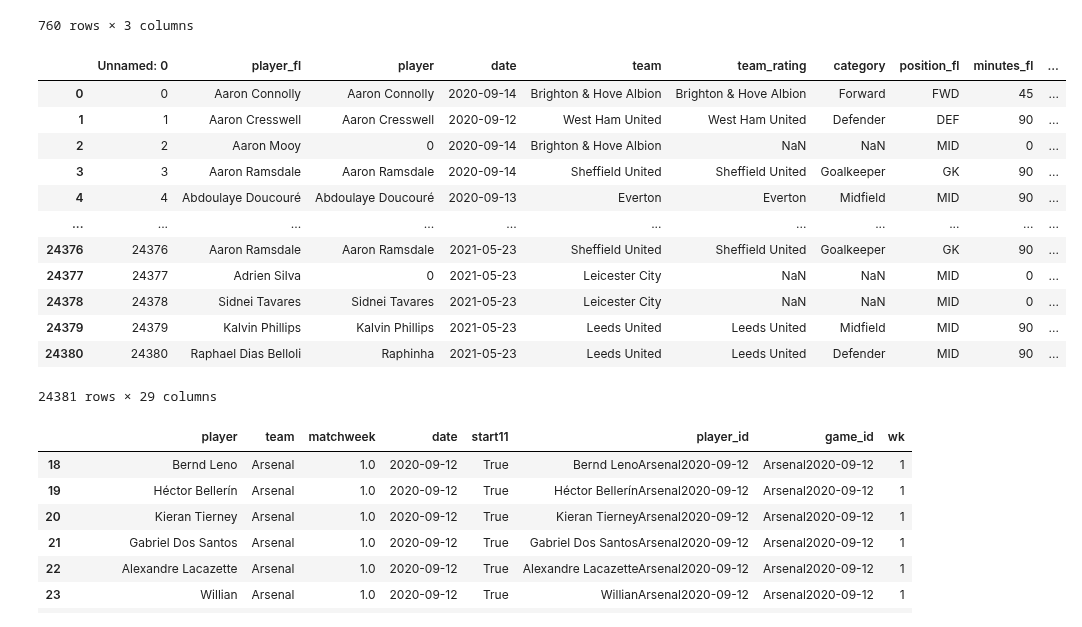
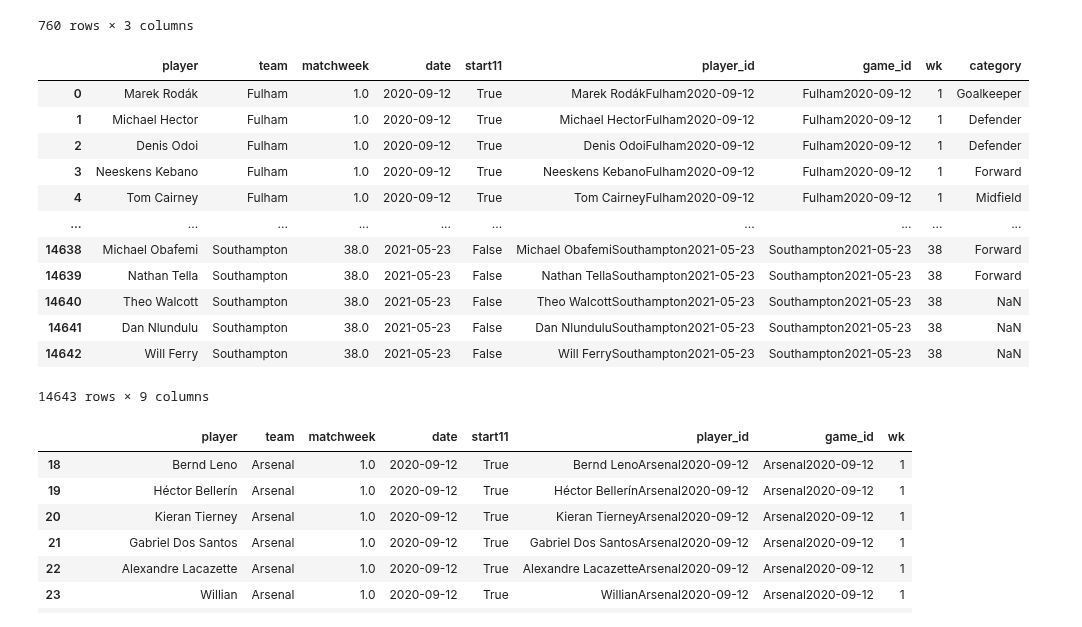
Before and after one commit to Giuliano99/Masterarbeit, a Jupyter notebook: Player Stats.ipynb, the cells around one changed output. Saved outputs shown, nothing was run; the diff lists cells and outputs as text; code cells hidden in the pictures.

Commit message:
started preparing player stats

```diff
--- a/Player Stats.ipynb
+++ b/Player Stats.ipynb
@@ -74,21 +74,22 @@ game_weeks
 # %%
 PL20_21_lineups_tmp =  pd.merge(PL20_21_lineups, game_weeks[['game_id', 'wk']], on= 'game_id', how='left')
 PL20_21_player_stats_tmp =  pd.merge(PL20_21_player_stats, game_weeks[['game_id', 'wk']], on= 'game_id', how='left')
-PL20_21_player_stats_tmp
+PL20_21_lineups_tmp = pd.merge(PL20_21_lineups_tmp, PL20_21_player_stats_tmp[['player_id', 'category']], on= 'player_id')
+PL20_21_lineups_tmp
 # %% [output]
-|  | Unnamed: 0 | player_fl | player | date | team | team_rating | category | position_fl | minutes_fl | ... |
-| 0 | 0 | Aaron Connolly | Aaron Connolly | 2020-09-14 | Brighton & Hove Albion | Brighton & Hove Albion | Forward | FWD | 45 | ... |
-| 1 | 1 | Aaron Cresswell | Aaron Cresswell | 2020-09-12 | West Ham United | West Ham United | Defender | DEF | 90 | ... |
-| 2 | 2 | Aaron Mooy | 0 | 2020-09-14 | Brighton & Hove Albion | NaN | NaN | MID | 0 | ... |
-| 3 | 3 | Aaron Ramsdale | Aaron Ramsdale | 2020-09-14 | Sheffield United | Sheffield United | Goalkeeper | GK | 90 | ... |
-| 4 | 4 | Abdoulaye Doucouré | Abdoulaye Doucouré | 2020-09-13 | Everton | Everton | Midfield | MID | 90 | ... |
-| ... | ... | ... | ... | ... | ... | ... | ... | ... | ... | ... |
-| 24376 | 24376 | Aaron Ramsdale | Aaron Ramsdale | 2021-05-23 | Sheffield United | Sheffield United | Goalkeeper | GK | 90 | ... |
-| 24377 | 24377 | Adrien Silva | 0 | 2021-05-23 | Leicester City | NaN | NaN | MID | 0 | ... |
-| 24378 | 24378 | Sidnei Tavares | Sidnei Tavares | 2021-05-23 | Leicester City | NaN | NaN | MID | 0 | ... |
-| 24379 | 24379 | Kalvin Phillips | Kalvin Phillips | 2021-05-23 | Leeds United | Leeds United | Midfield | MID | 90 | ... |
-| 24380 | 24380 | Raphael Dias Belloli | Raphinha | 2021-05-23 | Leeds United | Leeds United | Defender | MID | 90 | ... |
+|  | player | team | matchweek | date | start11 | player_id | game_id | wk | category |
+| 0 | Marek Rodák | Fulham | 1.0 | 2020-09-12 | True | Marek RodákFulham2020-09-12 | Fulham2020-09-12 | 1 | Goalkeeper |
+| 1 | Michael Hector | Fulham | 1.0 | 2020-09-12 | True | Michael HectorFulham2020-09-12 | Fulham2020-09-12 | 1 | Defender |
+| 2 | Denis Odoi | Fulham | 1.0 | 2020-09-12 | True | Denis OdoiFulham2020-09-12 | Fulham2020-09-12 | 1 | Defender |
+| 3 | Neeskens Kebano | Fulham | 1.0 | 2020-09-12 | True | Neeskens KebanoFulham2020-09-12 | Fulham2020-09-12 | 1 | Forward |
+| 4 | Tom Cairney | Fulham | 1.0 | 2020-09-12 | True | Tom CairneyFulham2020-09-12 | Fulham2020-09-12 | 1 | Midfield |
+| ... | ... | ... | ... | ... | ... | ... | ... | ... | ... |
+| 14638 | Michael Obafemi | Southampton | 38.0 | 2021-05-23 | False | Michael ObafemiSouthampton2021-05-23 | Southampton2021-05-23 | 38 | Forward |
+| 14639 | Nathan Tella | Southampton | 38.0 | 2021-05-23 | False | Nathan TellaSouthampton2021-05-23 | Southampton2021-05-23 | 38 | Forward |
+| 14640 | Theo Walcott | Southampton | 38.0 | 2021-05-23 | False | Theo WalcottSouthampton2021-05-23 | Southampton2021-05-23 | 38 | NaN |
+| 14641 | Dan Nlundulu | Southampton | 38.0 | 2021-05-23 | False | Dan NlunduluSouthampton2021-05-23 | Southampton2021-05-23 | 38 | NaN |
+| 14642 | Will Ferry | Southampton | 38.0 | 2021-05-23 | False | Will FerrySouthampton2021-05-23 | Southampton2021-05-23 | 38 | NaN |
-24381 rows × 29 columns
+14643 rows × 9 columns
 # %%
 def get_lineup(lineups_df, game_id):
     rslt_df = lineups_df[lineups_df['game_id'] == game_id]
```
Also changed, not shown: parts of 4 cells of this notebook, 2 other files.
